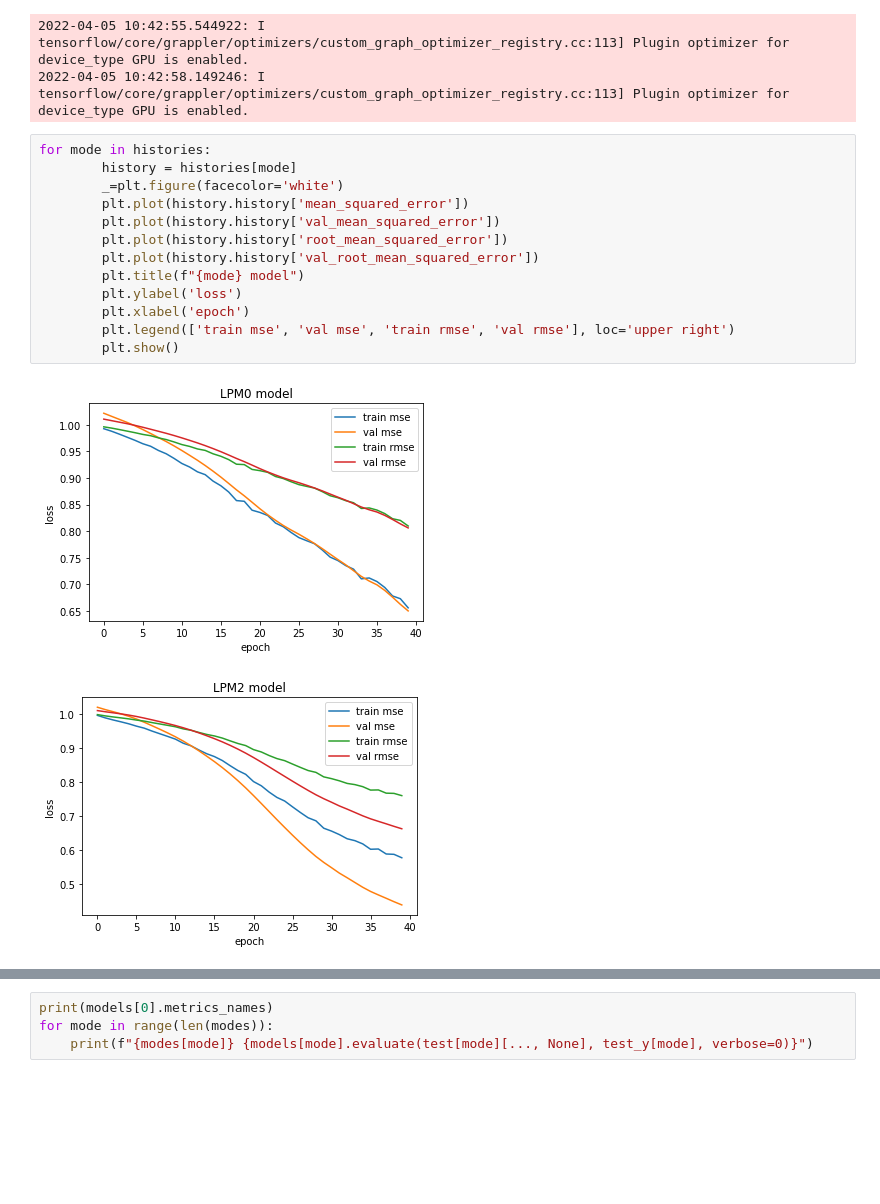
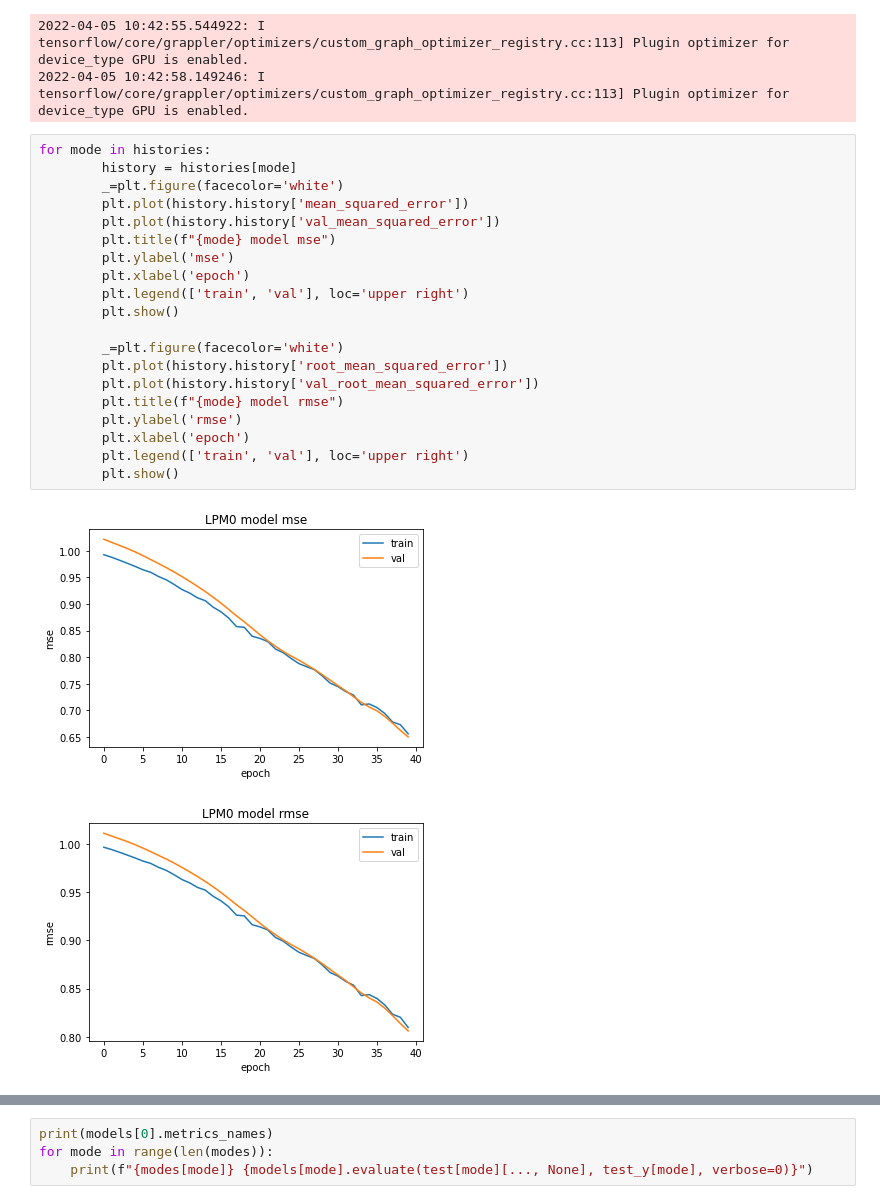
Before and after one commit to TrevorPeyton/RadiationML, a Jupyter notebook: RawDoseRegression.ipynb, the cells around one changed output, grey strips where cells are left out. Drawn from its saved outputs; the diff is of its cells as text; blank space fills up the shorter version.

Commit message:
Separated MSE and RMSE graph

```diff
--- a/RawDoseRegression.ipynb
+++ b/RawDoseRegression.ipynb
@@ -140,16 +140,23 @@ Training model 2 - (LPM4-2)
 # %%
 for mode in histories:
         history = histories[mode]
         _=plt.figure(facecolor='white')
         plt.plot(history.history['mean_squared_error'])
         plt.plot(history.history['val_mean_squared_error'])
+        plt.title(f"{mode} model mse")
+        plt.ylabel('mse')
+        plt.xlabel('epoch')
+        plt.legend(['train', 'val'], loc='upper right')
+        plt.show()
+
+        _=plt.figure(facecolor='white')
         plt.plot(history.history['root_mean_squared_error'])
         plt.plot(history.history['val_root_mean_squared_error'])
-        plt.title(f"{mode} model")
-        plt.ylabel('loss')
+        plt.title(f"{mode} model rmse")
+        plt.ylabel('rmse')
         plt.xlabel('epoch')
-        plt.legend(['train mse', 'val mse', 'train rmse', 'val rmse'], loc='upper right')
+        plt.legend(['train', 'val'], loc='upper right')
         plt.show()
 # %% [output]
-[figure, old version]
+[figure, new version]
-[figure, old version]
+[figure, new version]
```
Also changed, not shown: parts of 1 cell of this notebook.
